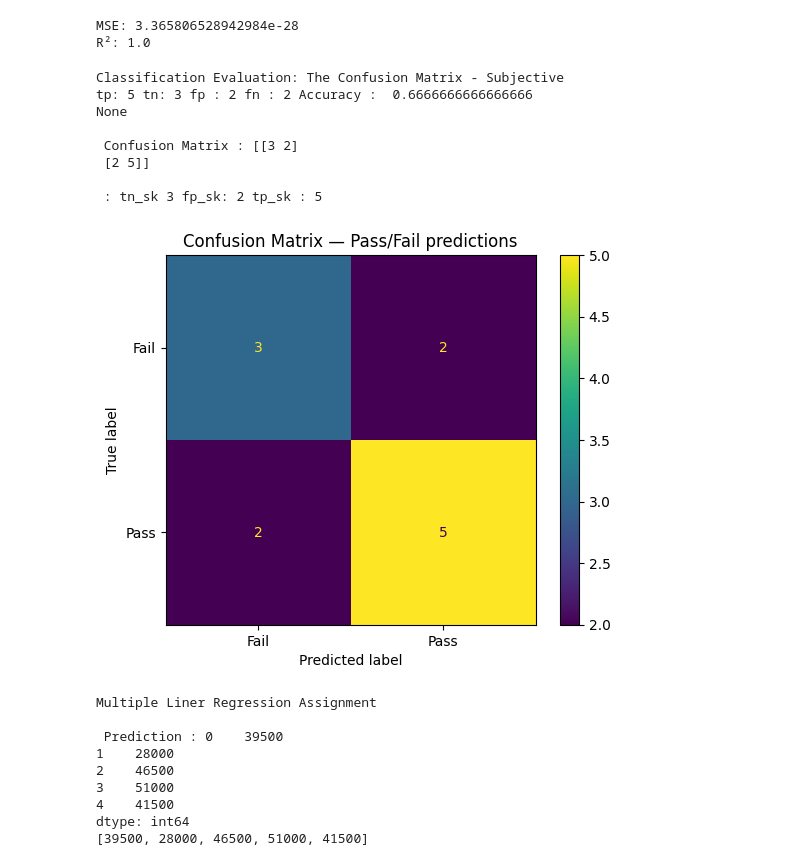
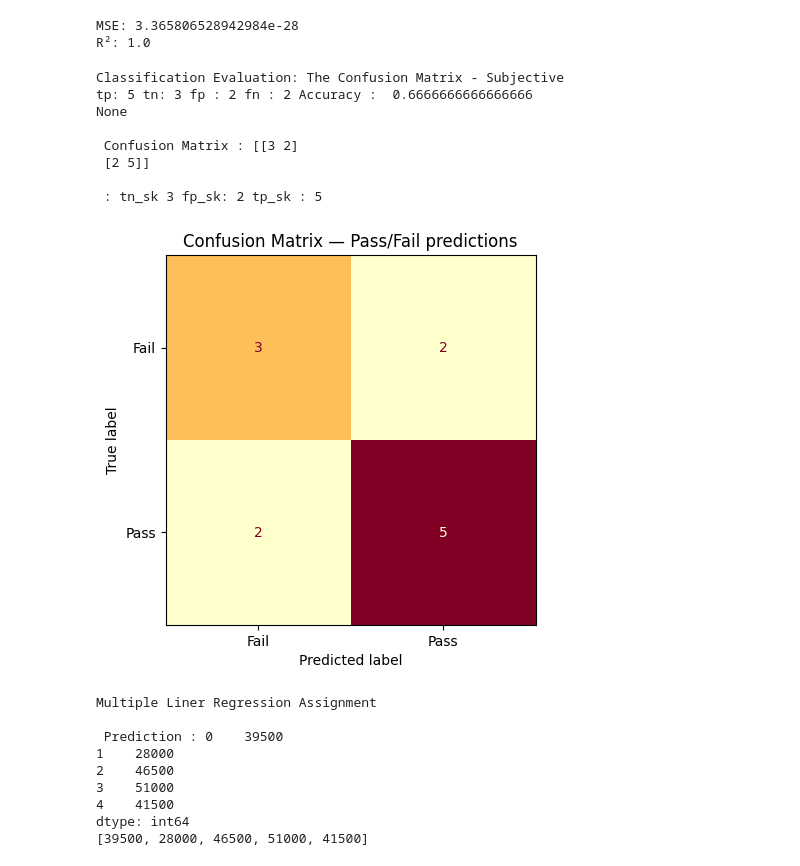
Before and after one commit to sarwathasan72-svg/Masai_IIT_AIML, a Jupyter notebook: Module4.ipynb, the cells around one changed output. Drawn from its saved outputs; the diff is of its cells as text; code cells hidden in the pictures.

```diff
--- a/Module4.ipynb
+++ b/Module4.ipynb
@@ -351,10 +404,7 @@ print(f"R²: {r2}")
 MSE: 3.365806528942984e-28
 R²: 1.0
 # %%
-# A backend engineer at an ed-tech platform has been handed the actual and predicted pass/fail outcomes for 12 learners from a newly deployed classification model.
-#  Before the model can be signed off, the engineer must evaluate it the same way covered for the pass/fail confusion matrix: compute TP, TN, FP, and
-#  FN by hand (without directly calling scikit-learn's confusion_matrix for the core computation), derive accuracy from those four counts,
-#  cross-check the manual counts against scikit-learn's confusion_matrix, and isolate exactly which learners were misclassified.
+# A backend engineer at an ed-tech platform has been handed the actual and predicted pass/fail outcomes for 12 learners from a newly deployed classification model. Before the model can be signed off, the engineer must evaluate it the same way covered for the pass/fail confusion matrix: compute TP, TN, FP, and FN by hand (without directly calling scikit-learn's confusion_matrix for the core computation), derive accuracy from those four counts, cross-check the manual counts against scikit-learn's confusion_matrix, and isolate exactly which learners were misclassified.
 
 # Constraints & Requirements:
 
@@ -425,36 +475,35 @@ def manual_confusion_matrix(actual, predicted, positive_label=1):
     pass
 
 if __name__ == "__main__":
     result = manual_confusion_matrix(data["actual"], data["predicted"], positive_label=1)
 
     print(result)
 
     # TODO: cross-check against sklearn's confusion_matrix(labels=[0, 1])
 
     cm = confusion_matrix(data["actual"], data["predicted"], labels=[0,1])
 
     print("\n Confusion Matrix :",cm)
 
     tn_sk, fp_sk, fn_sk, tp_sk = cm.ravel()
 
     print("\n : tn_sk", tn_sk, "fp_sk:", fp_sk, "tp_sk :", tp_sk)
 
     # cm = confusion_matrix(data["actual"], demo["predicted"], labels=[0, 1])
     disp = ConfusionMatrixDisplay(confusion_matrix=cm, display_labels=["Fail", "Pass"])
-    # disp.plot(cmap="YlOrRd", colorbar=False)
-    disp.plot()
+    disp.plot(cmap="YlOrRd", colorbar=False)
     plt.title("Confusion Matrix — Pass/Fail predictions")
     plt.show()
 # %% [output]
 Classification Evaluation: The Confusion Matrix - Subjective
 tp: 5 tn: 3 fp : 2 fn : 2 Accuracy :  0.6666666666666666
 None
 
  Confusion Matrix : [[3 2]
  [2 5]]
 
  : tn_sk 3 fp_sk: 2 tp_sk : 5
-[figure, old version]
+[figure, new version]
 # %%
 #  Multiple Linear Regresssion - MANUAL Calcualtion with Coefficient
 import pandas as pd
```
Also changed, not shown: parts of 9 cells of this notebook.
